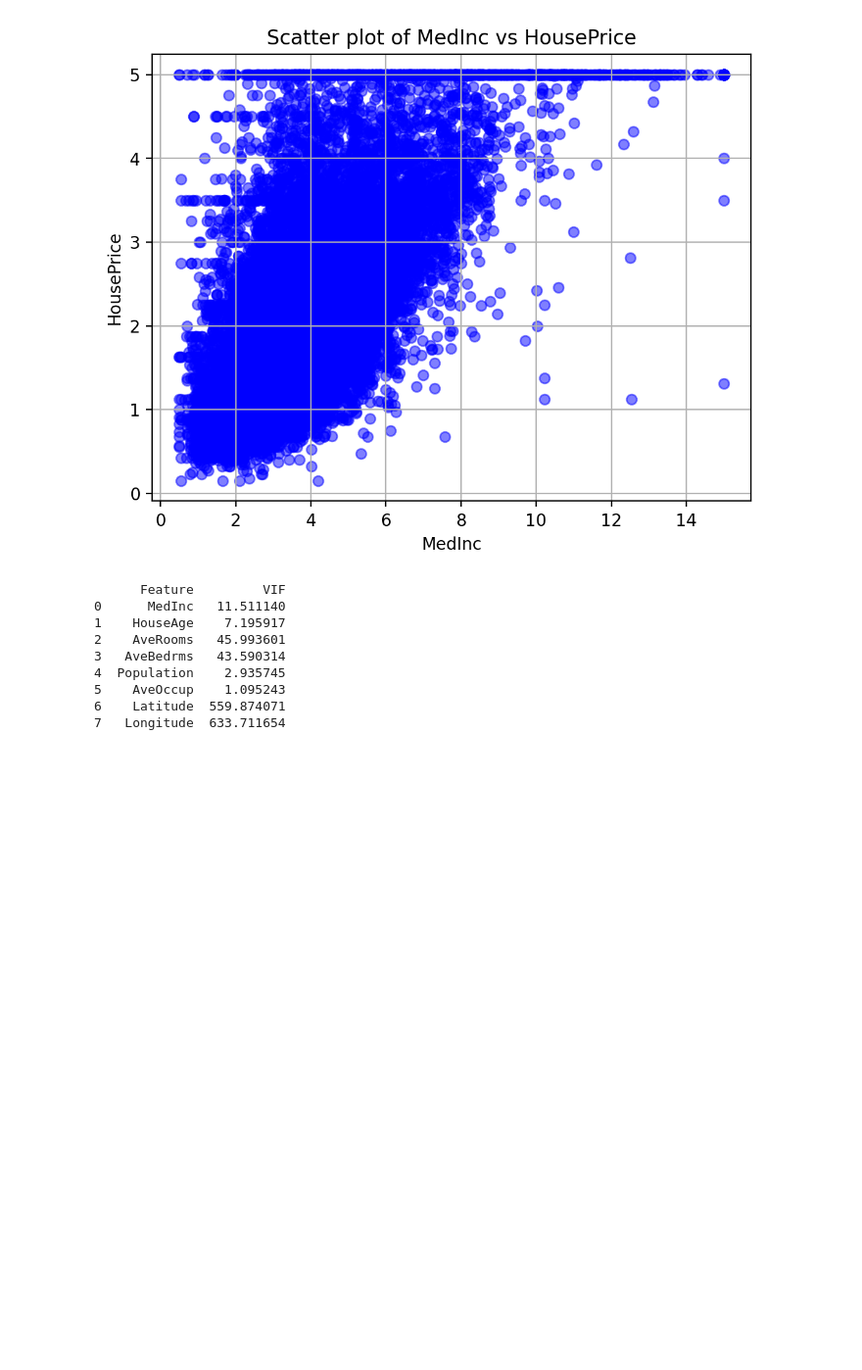
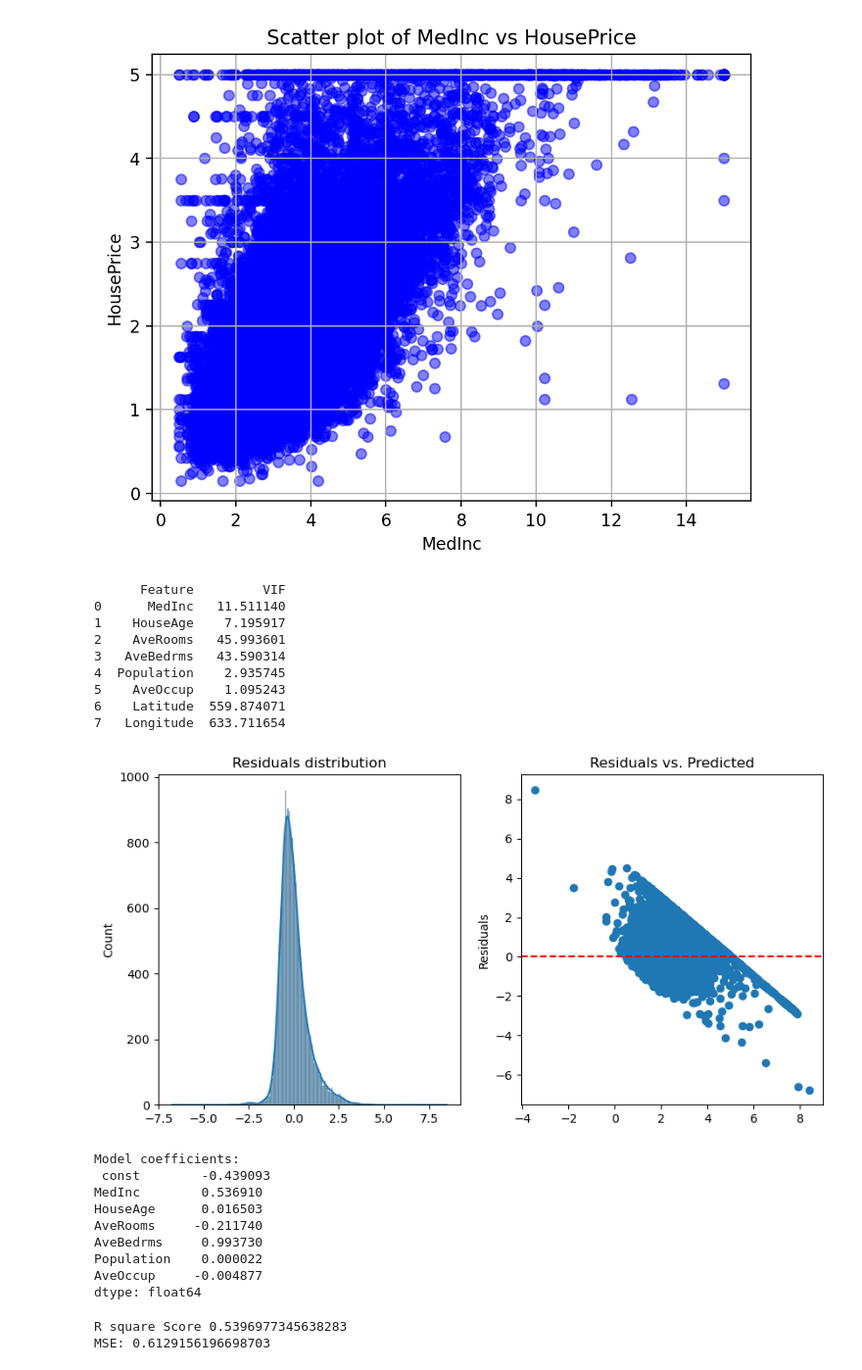
Before and after one commit to udityamerit/Machine-Learning-For-Beginners, a Jupyter notebook: 4 Regression and Application/Regression and Applications.ipynb, the cells around one changed output. Shown at 98% size. Saved outputs shown, nothing was run; the diff lists cells and outputs as text; code cells hidden in the pictures; blank space fills up the shorter version.

Commit message:
working on the housing data prediction liear Regreassion

```diff
--- a/4 Regression and Application/Regression and Applications.ipynb
+++ b/4 Regression and Application/Regression and Applications.ipynb
@@ -209,5 +209,46 @@ print(vif_data)
 # %%
 housing_df = housing_df.drop(['Latitude', 'Longitude'], axis = 1)
 # %%
-cols_to_convert = ['MedInc', 'HouseAge', 'AveRoom', 'AveBedrms', 'Population', 'AveOccup']
-housing_df[cols_to_convert] = pd.to_numeric(housing_df)
+cols_to_convert = ['MedInc', 'HouseAge', 'AveRooms', 'AveBedrms', 'Population', 'AveOccup']
+housing_df[cols_to_convert] = housing_df[cols_to_convert].apply(pd.to_numeric, errors = 'coerce')
+housing_df['HousePrice'] = pd.to_numeric(housing_df['HousePrice'], errors = 'coerce')
+X = sm.add_constant(housing_df.drop('HousePrice', axis = 1))
+y = housing_df['HousePrice']
+
+model = sm.OLS(y,X).fit()
+# %%
+residuals = model.resid
+
+plt.figure(figsize = (10, 5))
+# plt.subplots(dpi = 200)
+plt.subplot(1, 2, 1)
+sns.histplot(residuals, kde = True)
+plt.title('Residuals distribution')
+
+plt.subplot(1, 2, 2)
+plt.scatter(model.predict(X), residuals)
+plt.axhline(y = 0, color = 'red', linestyle = '--')
+plt.title('Residuals vs. Predicted')
+plt.ylabel('Residuals')
+plt.show()
+
+print('Model coefficients:\n', model.params)
+# %% [output]
+[figure, added]
+Model coefficients:
+ const        -0.439093
+MedInc        0.536910
+HouseAge      0.016503
+AveRooms     -0.211740
+AveBedrms     0.993730
+Population    0.000022
+AveOccup     -0.004877
+dtype: float64
+# %%
+from sklearn.metrics import mean_squared_error, r2_score
+prediction = model.predict(X)
+print("R square Score", r2_score(y, prediction))
+print("MSE:", mean_squared_error(y, prediction))
+# %% [output]
+R square Score 0.5396977345638283
+MSE: 0.6129156196698703
```
Also changed, not shown: parts of 4 cells of this notebook.
